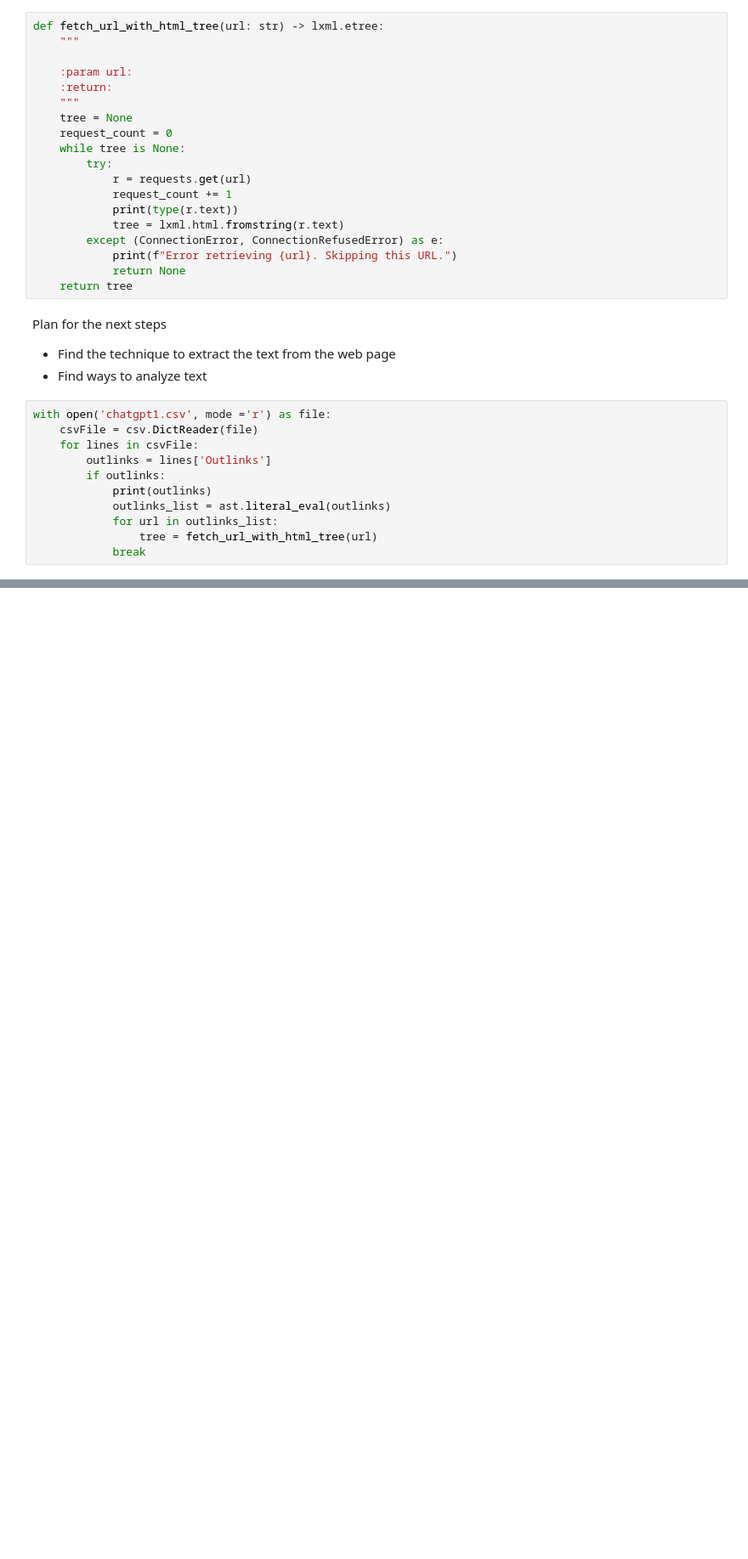
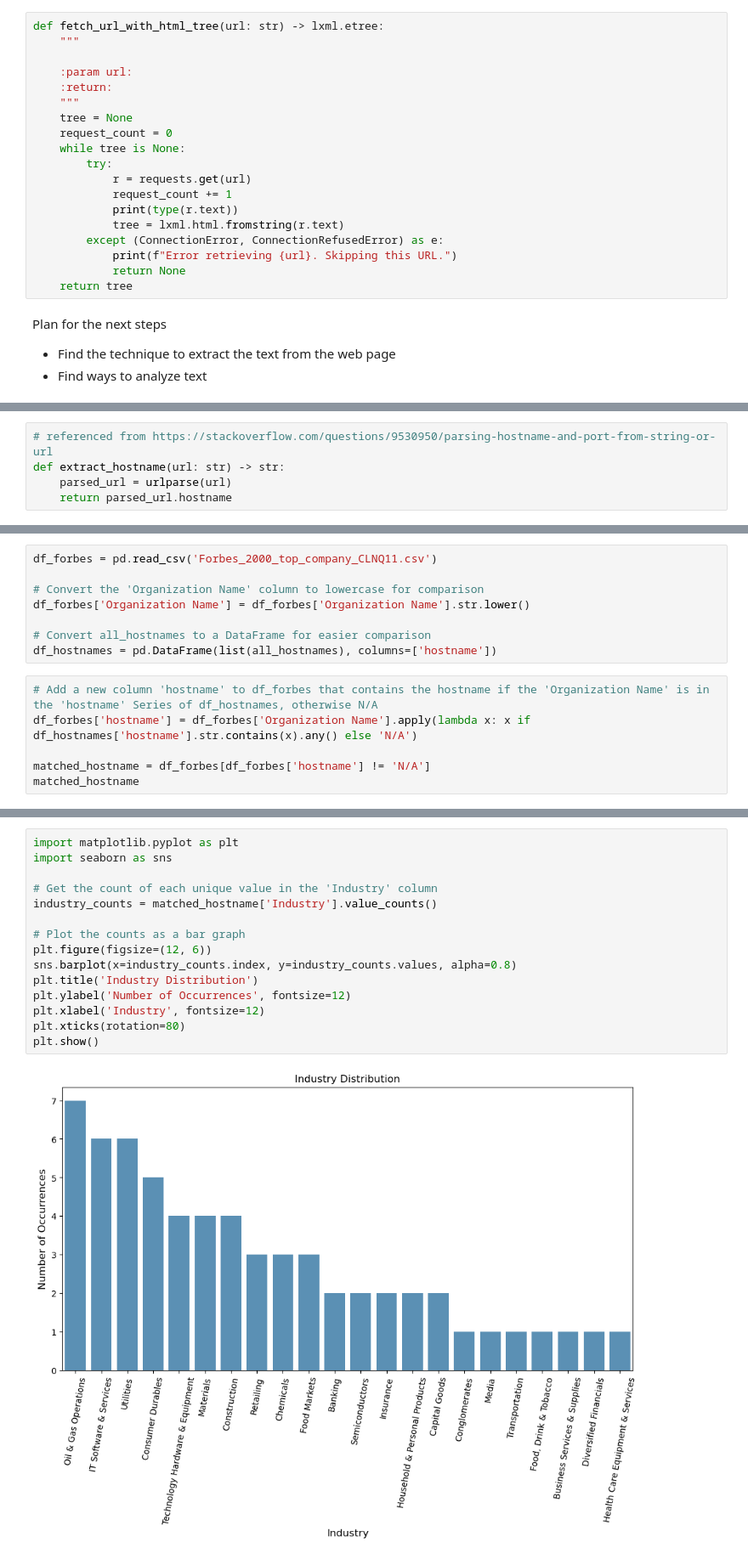
Before and after one commit to hanlily666/2023Fall_Projects, a Jupyter notebook: han_ruixin_final_project.ipynb, the cells around one changed output, grey strips where cells are left out. Shown at 85% size. Saved outputs shown, nothing was run; the diff lists cells and outputs as text; blank space fills up the shorter version.

```diff
--- a/han_ruixin_final_project.ipynb
+++ b/han_ruixin_final_project.ipynb
@@ -67,14 +62,3 @@ def fetch_url_with_html_tree(url: str) -> lxml.etree:
 Plan for the next steps
 - Find the technique to extract the text from the web page
 - Find ways to analyze text
-# %%
-with open('chatgpt1.csv', mode ='r') as file:
-    csvFile = csv.DictReader(file)
-    for lines in csvFile:
-        outlinks = lines['Outlinks']
-        if outlinks:
-            print(outlinks)
-            outlinks_list = ast.literal_eval(outlinks)
-            for url in outlinks_list:
-                tree = fetch_url_with_html_tree(url)
-            break
@@ -84,0 +65,5 @@ with open('chatgpt1.csv', mode ='r') as file:
+# %%
+# referenced from https://stackoverflow.com/questions/9530950/parsing-hostname-and-port-from-string-or-url
+def extract_hostname(url: str) -> str:
+    parsed_url = urlparse(url)
+    return parsed_url.hostname
@@ -84,0 +111,14 @@ with open('chatgpt1.csv', mode ='r') as file:
+# %%
+df_forbes = pd.read_csv('Forbes_2000_top_company_CLNQ11.csv')
+
+# Convert the 'Organization Name' column to lowercase for comparison
+df_forbes['Organization Name'] = df_forbes['Organization Name'].str.lower()
+
+# Convert all_hostnames to a DataFrame for easier comparison
+df_hostnames = pd.DataFrame(list(all_hostnames), columns=['hostname'])
+# %%
+# Add a new column 'hostname' to df_forbes that contains the hostname if the 'Organization Name' is in the 'hostname' Series of df_hostnames, otherwise N/A
+df_forbes['hostname'] = df_forbes['Organization Name'].apply(lambda x: x if df_hostnames['hostname'].str.contains(x).any() else 'N/A')
+
+matched_hostname = df_forbes[df_forbes['hostname'] != 'N/A']
+matched_hostname
@@ -85 +139,18 @@ with open('chatgpt1.csv', mode ='r') as file:
+# %%
+import matplotlib.pyplot as plt
+import seaborn as sns
+
+# Get the count of each unique value in the 'Industry' column
+industry_counts = matched_hostname['Industry'].value_counts()
+
+# Plot the counts as a bar graph
+plt.figure(figsize=(12, 6))
+sns.barplot(x=industry_counts.index, y=industry_counts.values, alpha=0.8)
+plt.title('Industry Distribution')
+plt.ylabel('Number of Occurrences', fontsize=12)
+plt.xlabel('Industry', fontsize=12)
+plt.xticks(rotation=80)
+plt.show()
+# %% [output]
+[figure, added]
 # %% [markdown]
```
Also changed, not shown: parts of 13 cells of this notebook, 2 other files.
